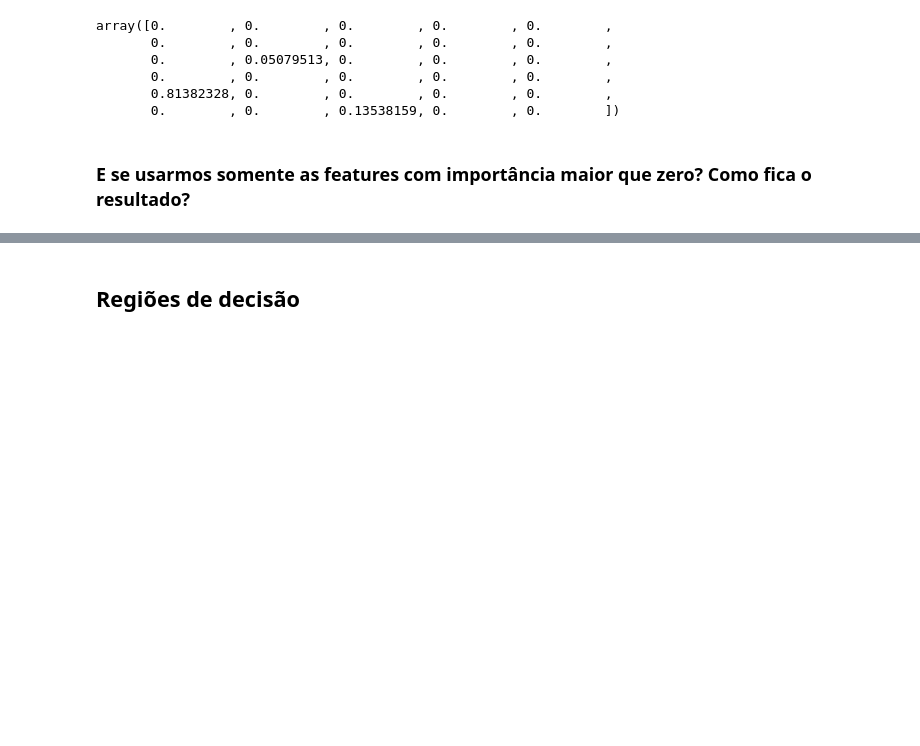
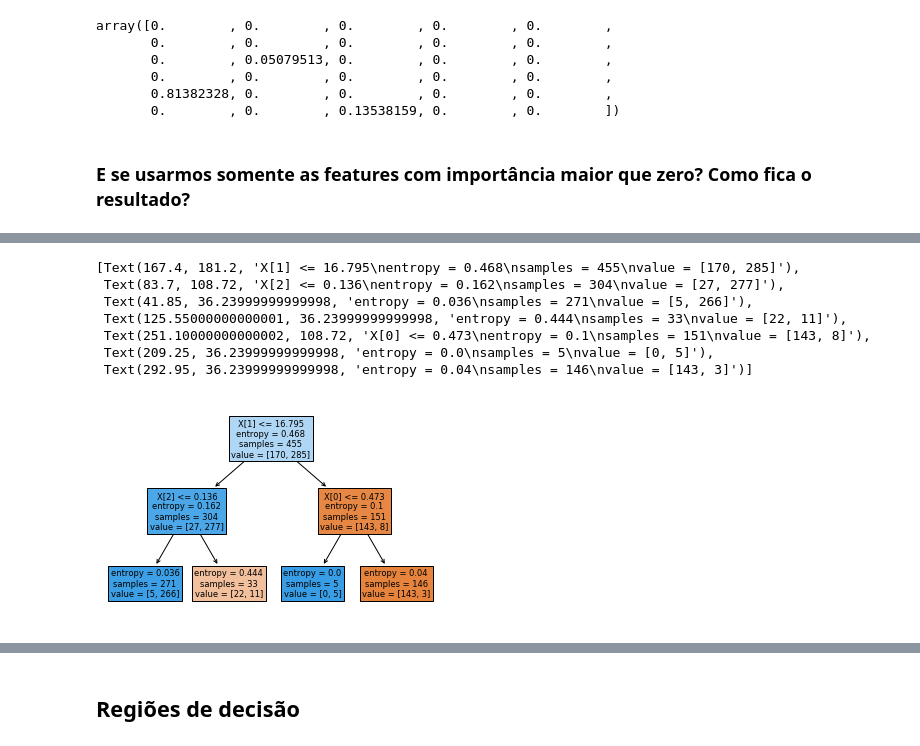
Before and after one commit to InsightLab/imersao-ciencia-de-dados, a Jupyter notebook: 2019/07-Modelos_Baseados_em_Arvores/1-Arvores_Decisao-Parte_1.ipynb, the cells around one changed output, grey strips where cells are left out. Saved outputs shown, nothing was run; the diff lists cells and outputs as text; code cells hidden in the pictures; blank space fills up the shorter version.

```diff
--- a/2019/07-Modelos_Baseados_em_Arvores/1-Arvores_Decisao-Parte_1.ipynb
+++ b/2019/07-Modelos_Baseados_em_Arvores/1-Arvores_Decisao-Parte_1.ipynb
@@ -37,0 +74,11 @@ array([0.        , 0.        , 0.        , 0.        , 0.        ,
+# %%
+tree.plot_tree(dt, filled=True)
+# %% [output]
+[Text(167.4, 181.2, 'X[1] <= 16.795\nentropy = 0.468\nsamples = 455\nvalue = [170, 285]'),
+ Text(83.7, 108.72, 'X[2] <= 0.136\nentropy = 0.162\nsamples = 304\nvalue = [27, 277]'),
+ Text(41.85, 36.23999999999998, 'entropy = 0.036\nsamples = 271\nvalue = [5, 266]'),
+ Text(125.55000000000001, 36.23999999999998, 'entropy = 0.444\nsamples = 33\nvalue = [22, 11]'),
+ Text(251.10000000000002, 108.72, 'X[0] <= 0.473\nentropy = 0.1\nsamples = 151\nvalue = [143, 8]'),
+ Text(209.25, 36.23999999999998, 'entropy = 0.0\nsamples = 5\nvalue = [0, 5]'),
+ Text(292.95, 36.23999999999998, 'entropy = 0.04\nsamples = 146\nvalue = [143, 3]')]
+[figure, added]
```
Also changed, not shown: parts of 11 cells of this notebook, 3 other files.
